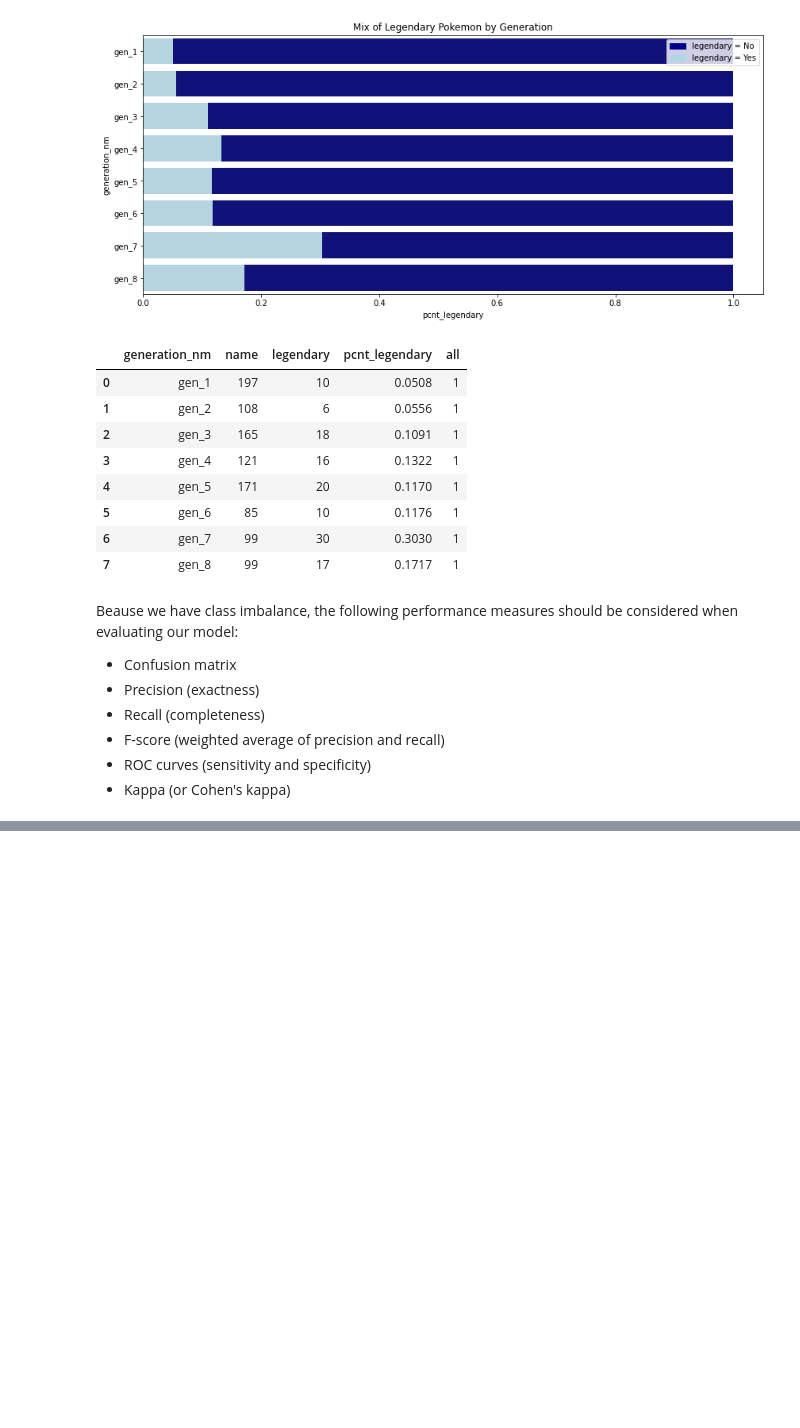
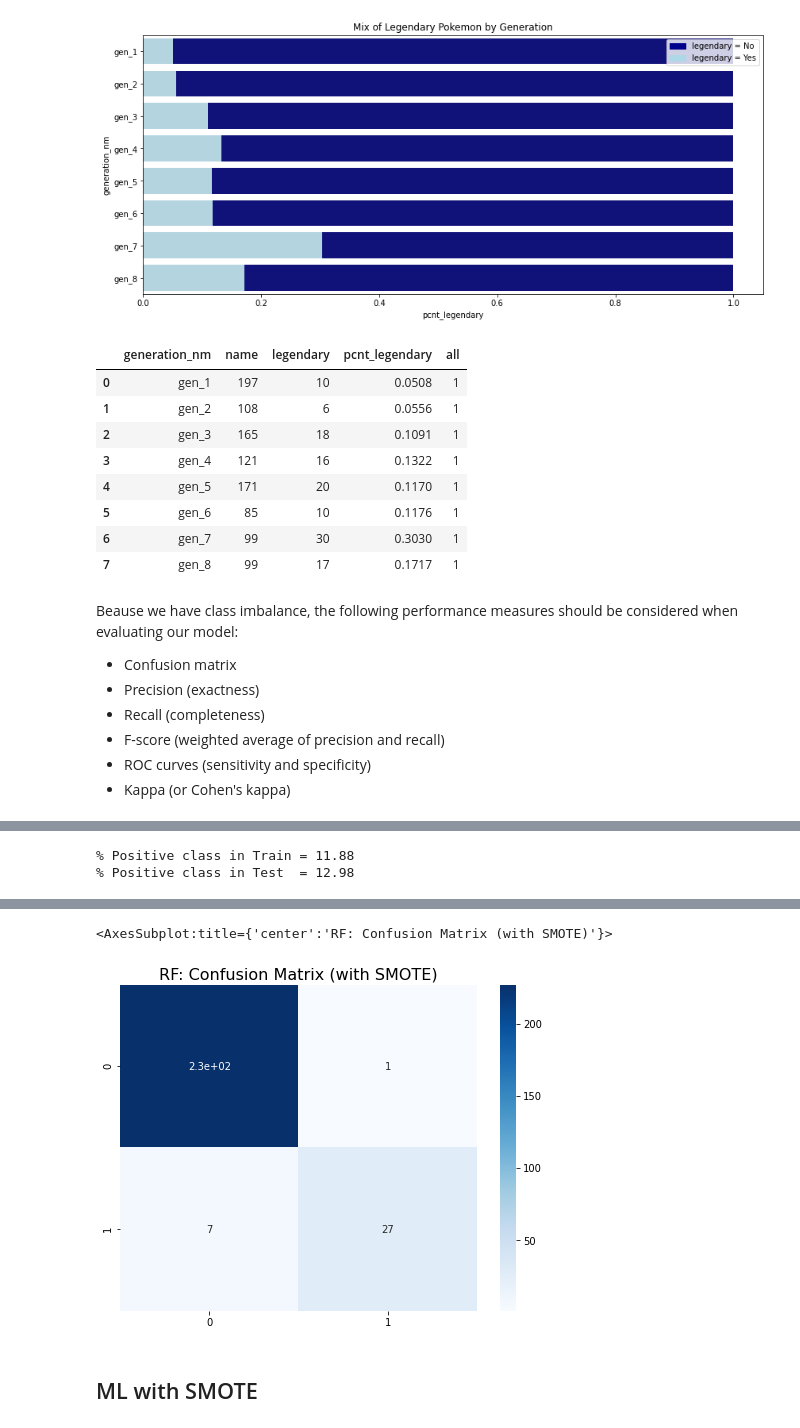
Before and after one commit to shannonhlo/pokemon-classification, a Jupyter notebook: analysis/dom/eda_dom.ipynb, the cells around one changed output, grey strips where cells are left out. Saved outputs shown, nothing was run; the diff lists cells and outputs as text; code cells hidden in the pictures; blank space fills up the shorter version.

```diff
--- a/analysis/dom/eda_dom.ipynb
+++ b/analysis/dom/eda_dom.ipynb
@@ -300,0 +257,76 @@ for k in k_values:
+# %%
+# Setup ML dataset
+
+from sklearn.model_selection import train_test_split
+
+X = merged.drop('legendary', axis=1)
+y = merged['legendary']
+
+X_train, X_test, y_train, y_test = train_test_split(
+    X, y, test_size = 0.25, random_state=37
+)
+
+print(f'''% Positive class in Train = {np.round(y_train.value_counts(normalize=True)[1] * 100, 2)}
+% Positive class in Test  = {np.round(y_test.value_counts(normalize=True)[1] * 100, 2)}''')
+# %% [output]
+% Positive class in Train = 11.88
+% Positive class in Test  = 12.98
+# %%
+# Model building (with smote only)
+
+from sklearn.metrics import roc_curve
+from sklearn.metrics import roc_auc_score
+from sklearn.linear_model import LogisticRegression
+
+# generate a no skill prediction (majority class... base rate = 50%)
+ns_probs = [0 for _ in range(len(y_test))]
+
+# model fitting --
+
+# fit a random forest (rf) classifier
+rf_model = RandomForestClassifier(random_state=42)
+rf_model.fit(X_train, y_train)
+
+# fit a logistic regression (lr)
+lr_model = LogisticRegression(solver='lbfgs')
+lr_model.fit(X_train, y_train)
+
+# predictions --
+
+# get prediction for rf model
+rf_preds = rf_model.predict(X_test)
+rf_preds2 = rf_model.predict_proba(X_test)
+rf_preds2 = rf_preds2[:, 1] # keep probabilities for the positive outcome only
+
+# get prediction for lr model
+lr_preds = lr_model.predict(X_test)
+lr_preds2 = lr_model.predict_proba(X_test)
+lr_preds2 = lr_preds2[:, 1] # keep probabilities for the positive outcome only
+
+# model evaluation --
+
+# area under curve (AUC)
+ns_auc = roc_auc_score(y_test, ns_probs)
+rf_auc = roc_auc_score(y_test, rf_preds2)
+lr_auc = roc_auc_score(y_test, lr_preds2)
+
+# precision & recall
+rf_accuracy = accuracy_score(y_test, rf_preds)
+rf_recall = recall_score(y_test, rf_preds)
+lr_accuracy = accuracy_score(y_test, lr_preds)
+lr_recall = recall_score(y_test, lr_preds)
+
+# Print results to console
+print('No Skill: ROC AUC=%.3f' % (ns_auc))
+print('RF: ROC AUC=%.3f' % (rf_auc))
+print('LR: ROC AUC=%.3f' % (lr_auc))
+
+print(f'\nRF: Accuracy = {rf_accuracy:.2f}\nRF: Recall = {rf_recall:.2f}\n')
+print(f'LR: Accuracy = {lr_accuracy:.2f}\nLR: Recall = {lr_recall:.2f}\n')
+
+# Plot the RF confusion matrix
+rf_cm = confusion_matrix(y_test, rf_preds)
+plt.figure(figsize=(8, 6))
+plt.title('RF: Confusion Matrix (with SMOTE)', size=16)
+sns.heatmap(cm, annot=True, cmap='Blues')
+# %% [output]
@@ -300,0 +342,4 @@ for k in k_values:
+<AxesSubplot:title={'center':'RF: Confusion Matrix (with SMOTE)'}>
+[figure, added]
+# %% [markdown]
+## ML with SMOTE
```
Also changed, not shown: parts of 26 cells of this notebook, 1 other file.
